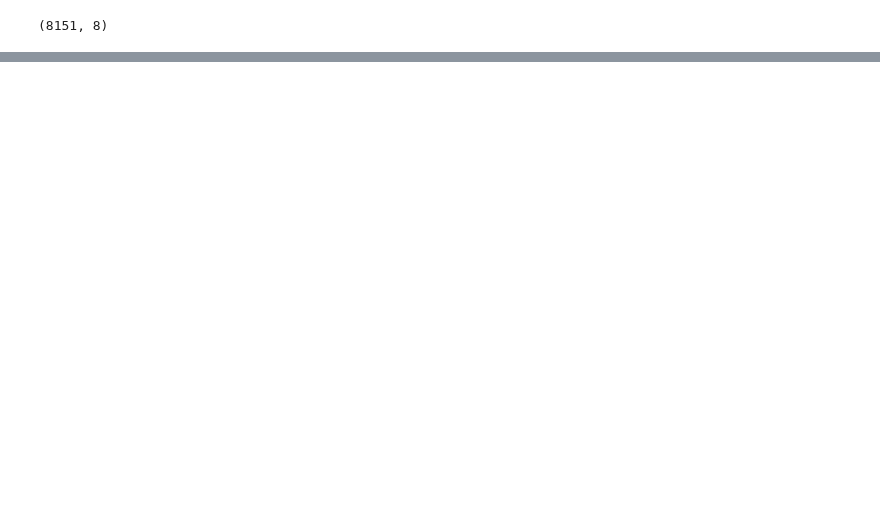
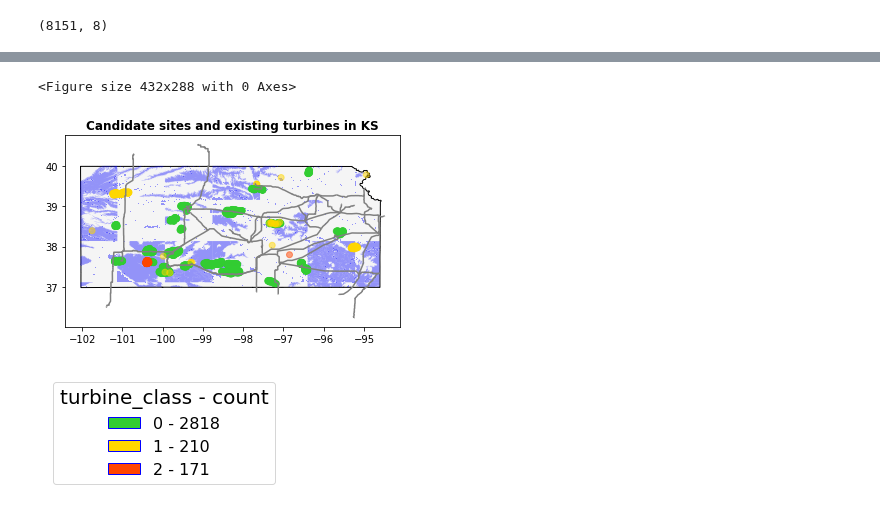
Before and after one commit to iamjeremybe/thinkful_data_science, a Jupyter notebook: Final Capstone/Thinkful Final Capstone - Siting Wind Farms - Supervised Learning models.ipynb, the cells around one changed output, grey strips where cells are left out. Cells and saved outputs as stored; diff of their text form; code cells hidden in the pictures; blank space fills up the shorter version.

```diff
--- a/Final Capstone/Thinkful Final Capstone - Siting Wind Farms - Supervised Learning models.ipynb
+++ b/Final Capstone/Thinkful Final Capstone - Siting Wind Farms - Supervised Learning models.ipynb
@@ -57,3 +70,34 @@ def show_feat_importance(model,df):
     plt.xticks(range(df_cols), indices)
     plt.xlim([-1, df_cols])
     plt.show()
+# %%
+# Plot of candidate sites and existing turbines
+def plot_candidate_sites(candidates,turbines,power):
+    fig = plt.figure()
+    ax = lower48_borders.loc[lower48_borders['STUSPS'] == us_state].plot(color='whitesmoke',edgecolor='black')
+    candidates.plot(ax=ax,color='blue',alpha=.4)
+    ax.scatter(turbines['xlong'],turbines['ylat'],
+                color=turbines['turbine_class'].apply(lambda x: turbine_color(x)),
+                alpha=.5)
+    power.plot(ax=ax,color='grey')
+    plt.title('Candidate sites and existing turbines in {}'.format(us_state),
+             fontweight='bold')
+    plt.show()
+    unique, counts = np.unique(turbines['turbine_class'],return_counts=True)
+    plot_labels = pd.DataFrame(counts,columns=['count'],index=unique)
+    label_dict = {}
+    for i,j in zip(plot_labels.index,plot_labels['count']):
+              label_dict[i] = j
+    label_arr = ['{} - {}'.format(i,label_dict[i]) for i in label_dict]
+    fig2, ax2 = plt.subplots(1,1,figsize=(2,2))
+    ax2.axis('off')
+    legend_handles = []
+    for turbine_class in unique:
+        legend_handles.append(Patch(facecolor=turbine_color(turbine_class), edgecolor='b',
+                                              label='{} - {}'.format(turbine_class,label_dict[turbine_class])))
+    legend1 = plt.legend(handles=legend_handles,
+                        labels=label_arr,
+                        loc="upper left", title="turbine_class - count",
+                        title_fontsize=20,fontsize=16)
+    plt.show()
+    plt.close()
@@ -70,7 +157,7 @@ What I found in exploring the unsupservised model's output was that the turbine_
 # %%
-disk_dir='/home/jeremy/Documents/Jupyter/Final Capstone/nrel_augmented_by_state/'
+disk_dir='/home/jeremy/Documents/Jupyter/Final Capstone'
 us_state = 'KS'
 # %%
 lower48_borders = gpd.read_file('./lower48_borders.geojson',driver='GeoJSON')
 # %%
-nrel_state = gpd.read_file('./nrel_augmented_by_state/nrel_augmented_{}.geojson'.format(us_state),driver='GeoJSON')
+nrel_state = gpd.read_file('{}/nrel_augmented_by_state/nrel_augmented_{}.geojson'.format(disk_dir,us_state),driver='GeoJSON')
@@ -169,2 +272,3 @@ Name: build_here, dtype: int64
 # %%
 turbines_state = gpd.read_file('./turbines_by_state/turbines_{}.geojson'.format(us_state),driver='GeoJSON')
+power_state = gpd.read_file('./power_by_state/power_{}.geojson'.format(us_state),driver='GeoJSON')
@@ -197,0 +284,6 @@ scatter = plt.scatter(turbines_state['xlong'],turbines_state['ylat'],
+# %%
+plot_candidate_sites(X_test_out1.loc[X_test_out1['build_here'] == 1],turbines_state,power_state)
+# %% [output]
+<Figure size 432x288 with 0 Axes>
+[figure, added]
+[figure, added]
```
Also changed, not shown: parts of 32 cells of this notebook.
